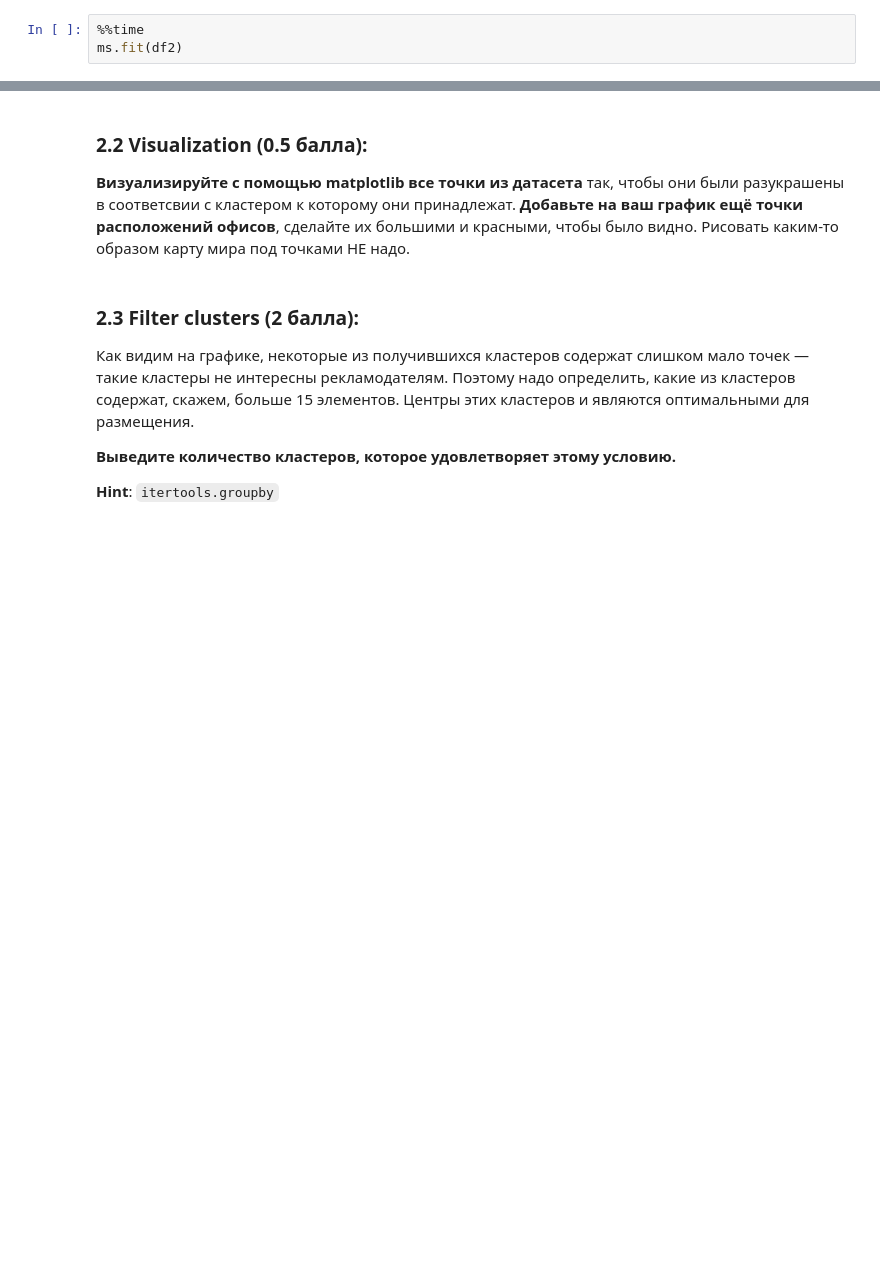
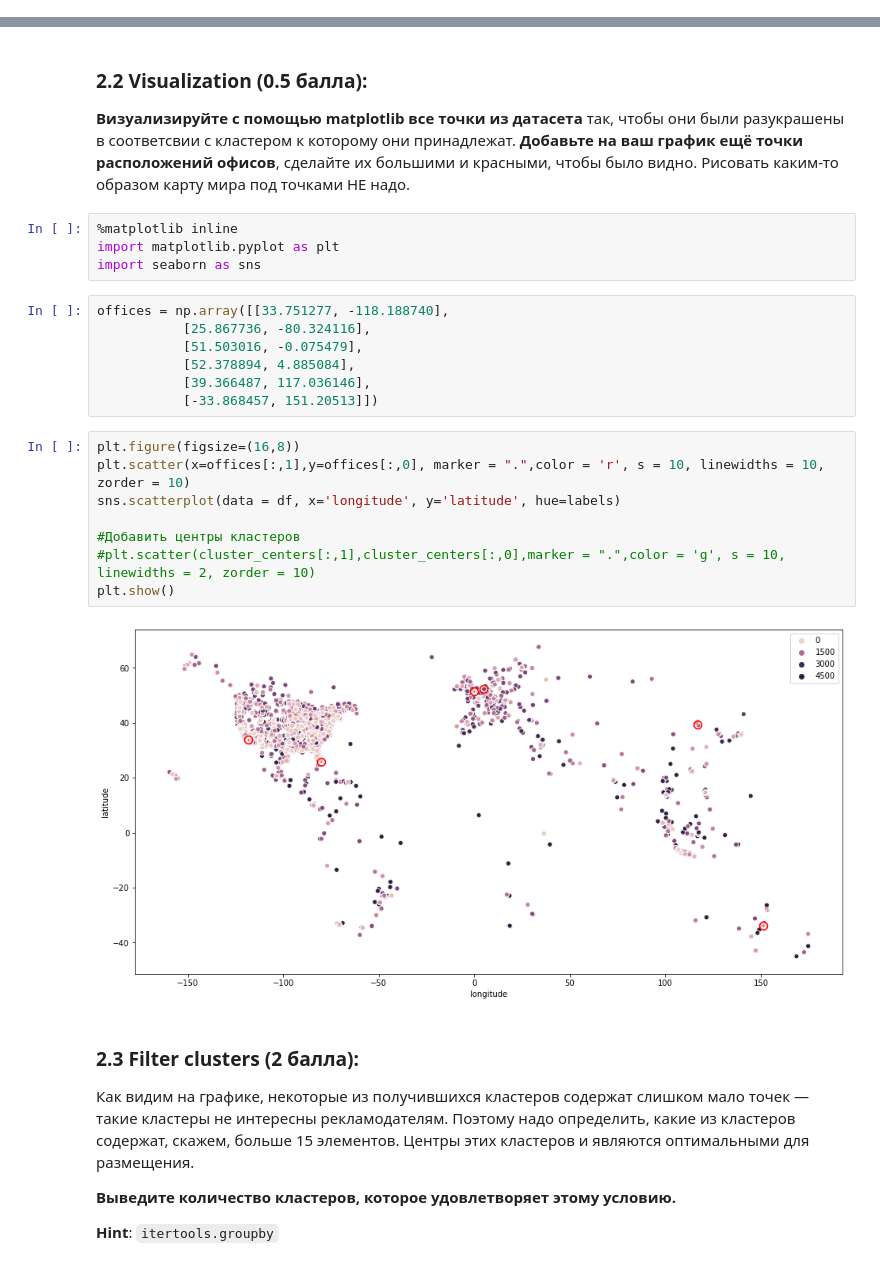
Before and after one commit to D7nis/Course-ML-Classic, a Jupyter notebook: Practice/2. Кластеризация. Kmeans/02-02-clustering_DDA.ipynb, the cells around one changed output, grey strips where cells are left out. Saved outputs shown, nothing was run; the diff lists cells and outputs as text; blank space fills up the shorter version.

```diff
--- a/Practice/2. Кластеризация. Kmeans/02-02-clustering_DDA.ipynb
+++ b/Practice/2. Кластеризация. Kmeans/02-02-clustering_DDA.ipynb
@@ -149,3 +76,0 @@ Wall time: 6.26 ms
-# %%
-%%time
-ms.fit(df2)
@@ -172,6 +91,27 @@ len(cluster_centers)
 # %% [markdown]
 ### 2.2 Visualization (0.5 балла):
 **Визуализируйте с помощью matplotlib все точки из датасета** так, чтобы они были разукрашены в соответсвии с кластером к которому они принадлежат. **Добавьте на ваш график ещё точки расположений офисов**, сделайте их большими и красными, чтобы было видно. Рисовать каким-то образом карту мира под точками НЕ надо.
+# %%
+%matplotlib inline
+import matplotlib.pyplot as plt
+import seaborn as sns
+# %%
+offices = np.array([[33.751277, -118.188740],
+           [25.867736, -80.324116],
+           [51.503016, -0.075479],
+           [52.378894, 4.885084],
+           [39.366487, 117.036146],
+           [-33.868457, 151.20513]])
+# %%
+plt.figure(figsize=(16,8))
+plt.scatter(x=offices[:,1],y=offices[:,0], marker = ".",color = 'r', s = 10, linewidths = 10, zorder = 10)
+sns.scatterplot(data = df, x='longitude', y='latitude', hue=labels)
+
+#Добавить центры кластеров
+#plt.scatter(cluster_centers[:,1],cluster_centers[:,0],marker = ".",color = 'g', s = 10, linewidths = 2, zorder = 10)
+plt.show()
+# %% [output]
+[figure, added]
 # %% [markdown]
 ###  2.3 Filter clusters (2 балла):
 Как видим на графике, некоторые из получившихся кластеров содержат слишком мало точек — такие кластеры не интересны рекламодателям. Поэтому надо определить, какие из кластеров содержат, скажем, больше 15 элементов. Центры этих кластеров и являются оптимальными для размещения.
```
Also changed, not shown: parts of 24 cells of this notebook.
